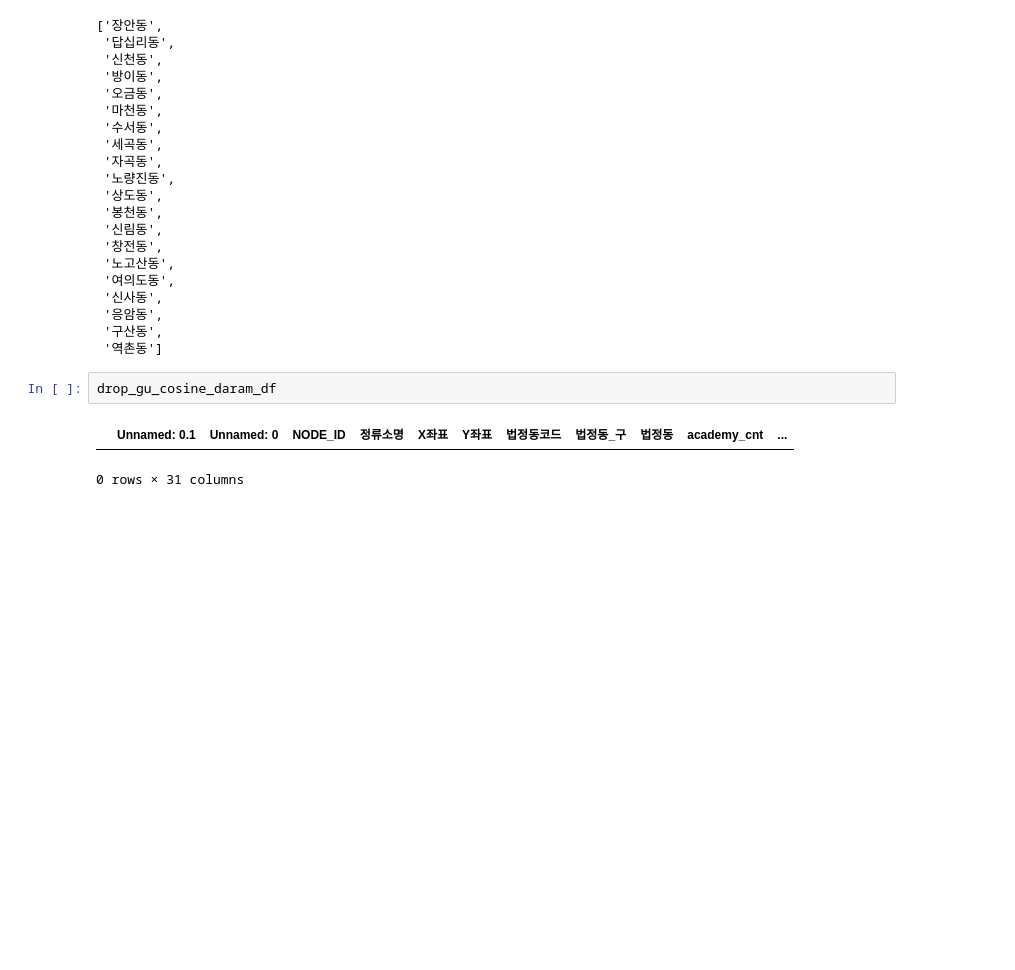
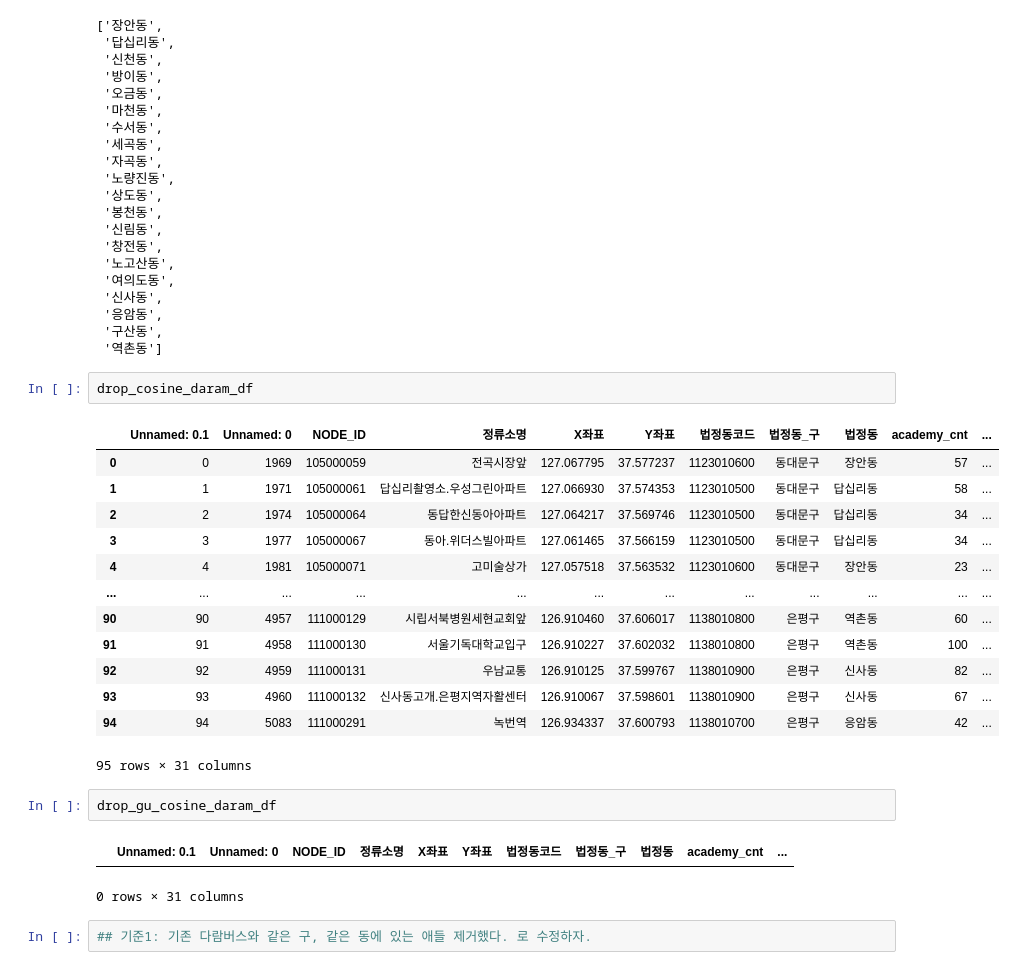
Before and after one commit to Mulcam-Finalproject3/Resurrection_Of_Squirrel_Bus, a Jupyter notebook: src/03_EDA2_기존노선분석.ipynb, the cells around one changed output. Drawn from its saved outputs; the diff is of its cells as text; blank space fills up the shorter version.

```diff
--- a/src/03_EDA2_기존노선분석.ipynb
+++ b/src/03_EDA2_기존노선분석.ipynb
@@ -179,8 +191,26 @@ region_list
  '응암동',
  '구산동',
  '역촌동']
+# %%
+drop_cosine_daram_df
+# %% [output]
+|  | Unnamed: 0.1 | Unnamed: 0 | NODE_ID | 정류소명 | X좌표 | Y좌표 | 법정동코드 | 법정동_구 | 법정동 | academy_cnt | ... |
+| 0 | 0 | 1969 | 105000059 | 전곡시장앞 | 127.067795 | 37.577237 | 1123010600 | 동대문구 | 장안동 | 57 | ... |
+| 1 | 1 | 1971 | 105000061 | 답십리촬영소.우성그린아파트 | 127.066930 | 37.574353 | 1123010500 | 동대문구 | 답십리동 | 58 | ... |
+| 2 | 2 | 1974 | 105000064 | 동답한신동아아파트 | 127.064217 | 37.569746 | 1123010500 | 동대문구 | 답십리동 | 34 | ... |
+| 3 | 3 | 1977 | 105000067 | 동아.위더스빌아파트 | 127.061465 | 37.566159 | 1123010500 | 동대문구 | 답십리동 | 34 | ... |
+| 4 | 4 | 1981 | 105000071 | 고미술상가 | 127.057518 | 37.563532 | 1123010600 | 동대문구 | 장안동 | 23 | ... |
+| ... | ... | ... | ... | ... | ... | ... | ... | ... | ... | ... | ... |
+| 90 | 90 | 4957 | 111000129 | 시립서북병원세현교회앞 | 126.910460 | 37.606017 | 1138010800 | 은평구 | 역촌동 | 60 | ... |
+| 91 | 91 | 4958 | 111000130 | 서울기독대학교입구 | 126.910227 | 37.602032 | 1138010800 | 은평구 | 역촌동 | 100 | ... |
+| 92 | 92 | 4959 | 111000131 | 우남교통 | 126.910125 | 37.599767 | 1138010900 | 은평구 | 신사동 | 82 | ... |
+| 93 | 93 | 4960 | 111000132 | 신사동고개.은평지역자활센터 | 126.910067 | 37.598601 | 1138010900 | 은평구 | 신사동 | 67 | ... |
+| 94 | 94 | 5083 | 111000291 | 녹번역 | 126.934337 | 37.600793 | 1138010700 | 은평구 | 응암동 | 42 | ... |
+95 rows × 31 columns
 # %%
 drop_gu_cosine_daram_df
 # %% [output]
 |  | Unnamed: 0.1 | Unnamed: 0 | NODE_ID | 정류소명 | X좌표 | Y좌표 | 법정동코드 | 법정동_구 | 법정동 | academy_cnt | ... |
 0 rows × 31 columns
+# %%
+## 기준1: 기존 다람버스와 같은 구, 같은 동에 있는 애들 제거했다. 로 수정하자.
```
Also changed, not shown: parts of 9 cells of this notebook, 3 other files.
